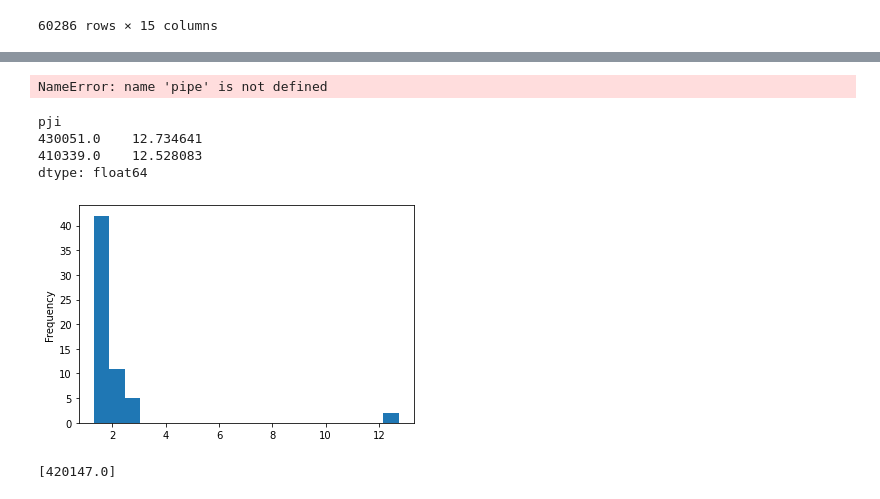
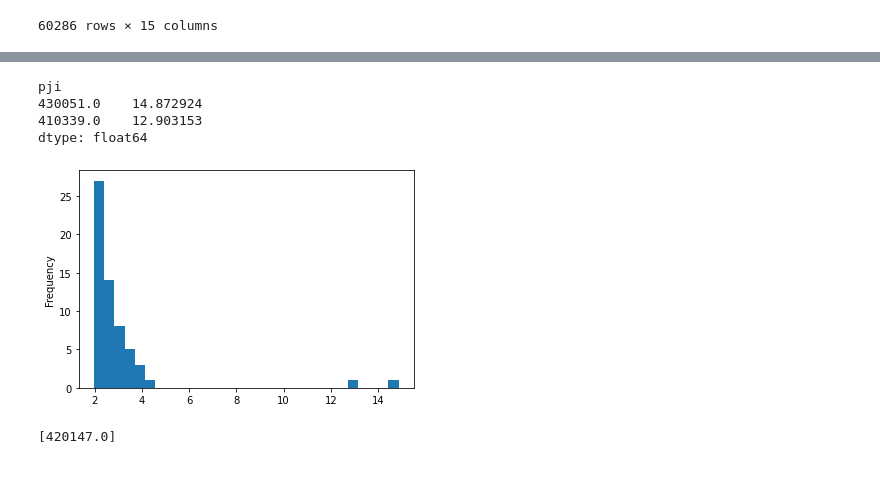
Before and after one commit to alixtc/Renault, a Jupyter notebook: notebooks/Anomaly detection.ipynb, the cells around one changed output, grey strips where cells are left out. Cells and saved outputs as stored; diff of their text form; code cells hidden in the pictures.

Commit message:
Renamed variables for proper knn on test set

```diff
--- a/notebooks/Anomaly detection.ipynb
+++ b/notebooks/Anomaly detection.ipynb
@@ -279,19 +279,8 @@ test
 | 60285 | 110436 | FRLHA | A000003FY5 | FillingStation_1 | RMFluid | ActVacuum | StepVacuumControl | 2021-02-01 06:42:24.968000+00:00 | 540364.0 | ... |
 60286 rows × 15 columns
 # %%
-df = test
-# conversion of string to datetime
-time = pd.to_datetime(df.sourceTimestamp, infer_datetime_format=True)
-df['time'] = time
-df.sort_values('time', inplace=True)
-
-# add time-delta feature order by pji > fluid > measurement
-most_common_df = df.sort_values(['fluid', 'measurement', 'time'])
-delta = most_common_df.groupby(['pji', 'fluid', 'measurement'])['time'].diff()
-delta = delta.fillna(pd.Timedelta(seconds=0))
-delta = delta / np.timedelta64(1, 's')
-most_common_df['delta'] = delta.values
-most_common_df
+test_reshaped = datetime_reshaping(test)
+test_reshaped.head()
 # %% [output]
 |  | Unnamed: 0 | siteCode | objectUAI | machine | fluid | measurement | step | sourceTimestamp | pji | ... |
 | 1261 | 8336 | FRLHA | A000003FY5 | FillingStation_1 | FRFluid | ActLoadingPressure | StepLoading | 2021-01-28 10:50:18.296000+00:00 | 4730232.0 | ... |
@@ -374,23 +356,21 @@ final_df
 # %%
-X_test = pipe.transform(final_df)
+X_test = pipe.transform(test_final_df)
 distances, indexes = near.kneighbors(X_test)
-# %% [output]
-NameError: name 'pipe' is not defined
 # %%
 proximity = pd.Series(distances.mean(axis =1))
-proximity.index = final_df.index
-proximity.plot.hist(bins=20)
+proximity.index = test_final_df.index
+proximity.plot.hist(bins=30)
 
 threshold = 5
 proximity = proximity.sort_values(ascending=False)
 proximity = proximity[proximity > threshold]
 proximity
 # %% [output]
 pji
-430051.0    12.734641
-410339.0    12.528083
+430051.0    14.872924
+410339.0    12.903153
 dtype: float64
-[figure, old version]
+[figure, new version]
 # %%
 bad_pji
 # %% [output]
```
Also changed, not shown: parts of 7 cells of this notebook.
